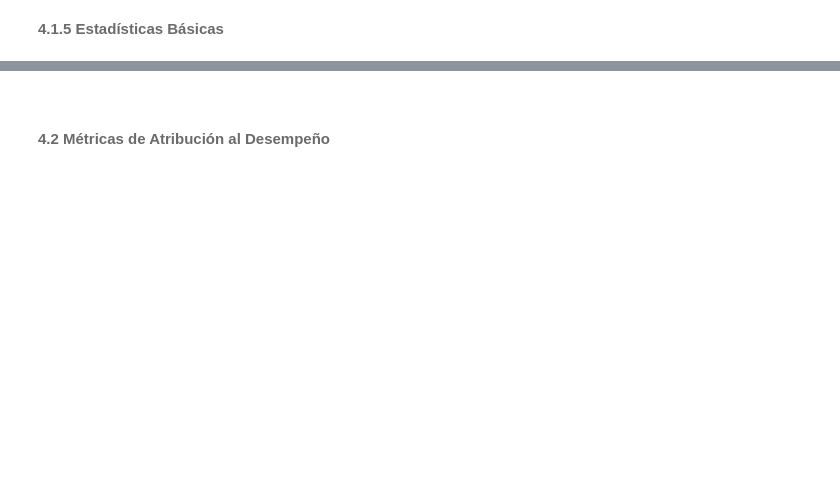
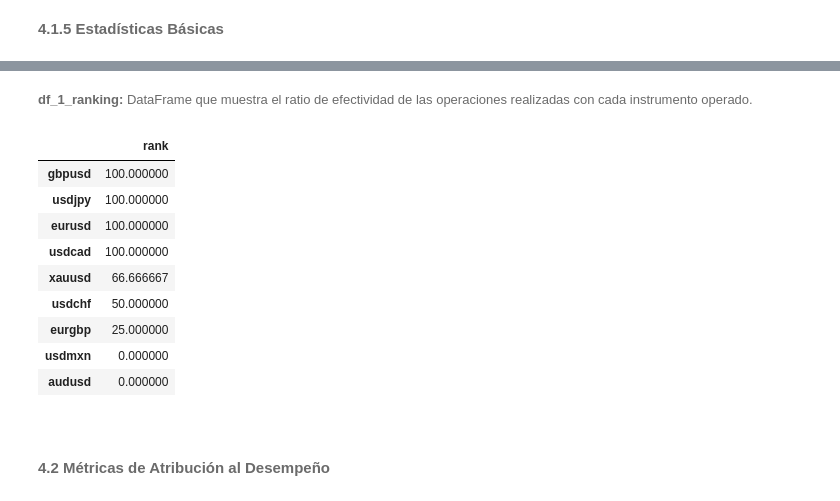
Before and after one commit to lizette98/myst_equipo8_lab3, a Jupyter notebook: notebook.ipynb, the cells around one changed output, grey strips where cells are left out. Cells and saved outputs as stored; diff of their text form; code cells hidden in the pictures; blank space fills up the shorter version.

```diff
--- a/notebook.ipynb
+++ b/notebook.ipynb
@@ -182,3 +181,18 @@ audusd    0.000000}
+# %% [markdown]
+<font color= #6B6B6B> <font size = 2> **df_1_ranking:** DataFrame que muestra el ratio de efectividad de las operaciones realizadas con cada instrumento operado.
+# %%
+est_ba['df_1_ranking']
+# %% [output]
+|  | rank |
+| gbpusd | 100.000000 |
+| usdjpy | 100.000000 |
+| eurusd | 100.000000 |
+| usdcad | 100.000000 |
+| xauusd | 66.666667 |
+| usdchf | 50.000000 |
+| eurgbp | 25.000000 |
+| usdmxn | 0.000000 |
+| audusd | 0.000000 |
 # %% [markdown]
 <br>
 # %% [markdown]
```
Also changed, not shown: parts of 22 cells of this notebook, 2 other files.
